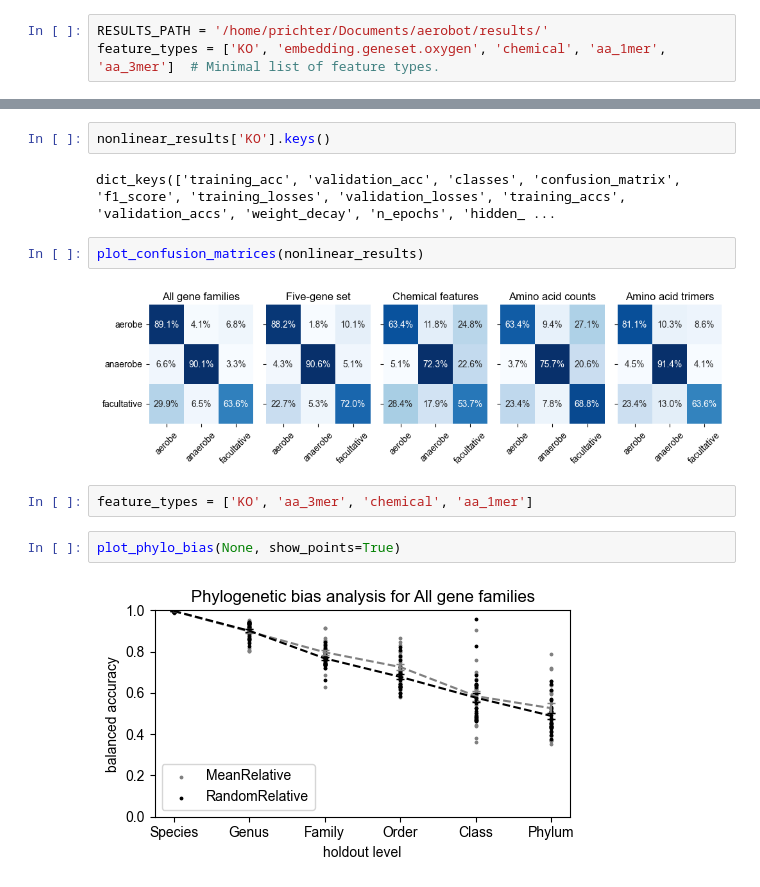
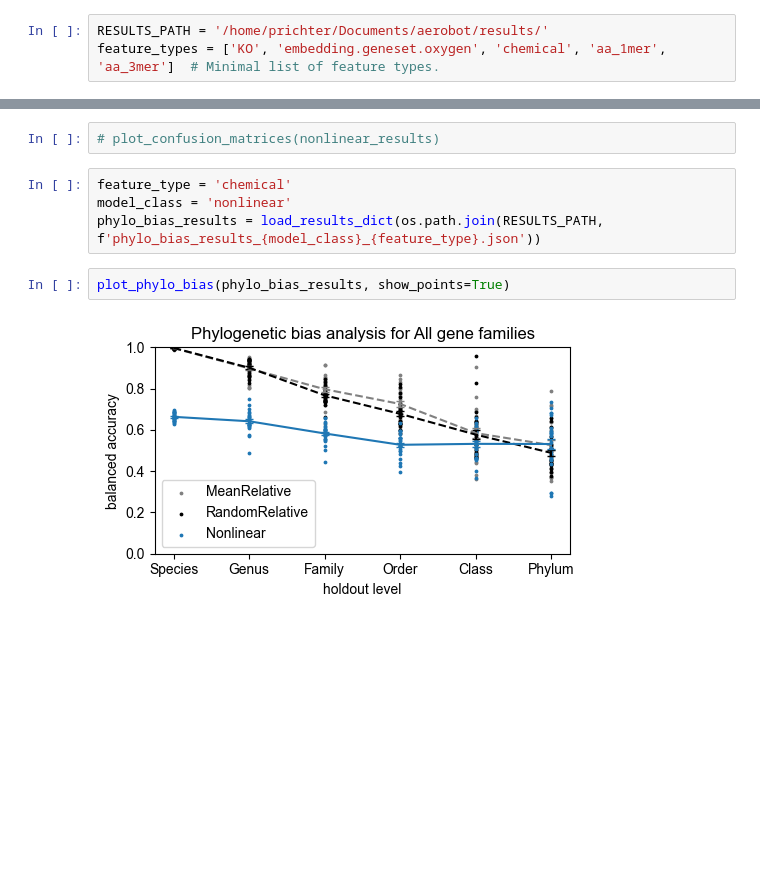
Before and after one commit to jgoldford/aerobot, a Jupyter notebook: aerobot/notebooks/classifiers.ipynb, the cells around one changed output, grey strips where cells are left out. Drawn from its saved outputs; the diff is of its cells as text; blank space fills up the shorter version.

```diff
--- a/aerobot/notebooks/classifiers.ipynb
+++ b/aerobot/notebooks/classifiers.ipynb
@@ -39,14 +35,10 @@ plot_model_comparison_barplot(nonlinear_results, logistic_results)
-# %%
-nonlinear_results['KO'].keys()
-# %% [output]
-dict_keys(['training_acc', 'validation_acc', 'classes', 'confusion_matrix', 'f1_score', 'training_losses', 'validation_losses', 'training_accs', 'validation_accs', 'weight_decay', 'n_epochs', 'hidden_ ...
-# %%
-plot_confusion_matrices(nonlinear_results)
-# %% [output]
-[figure, removed]
-# %%
-feature_types = ['KO', 'aa_3mer', 'chemical', 'aa_1mer']
+# %%
+# plot_confusion_matrices(nonlinear_results)
+# %%
+feature_type = 'chemical'
+model_class = 'nonlinear'
+phylo_bias_results = load_results_dict(os.path.join(RESULTS_PATH, f'phylo_bias_results_{model_class}_{feature_type}.json'))
 # %%
-plot_phylo_bias(None, show_points=True)
+plot_phylo_bias(phylo_bias_results, show_points=True)
 # %% [output]
-[figure, old version]
+[figure, new version]
```
Also changed, not shown: parts of 4 cells of this notebook, 37 other files.
